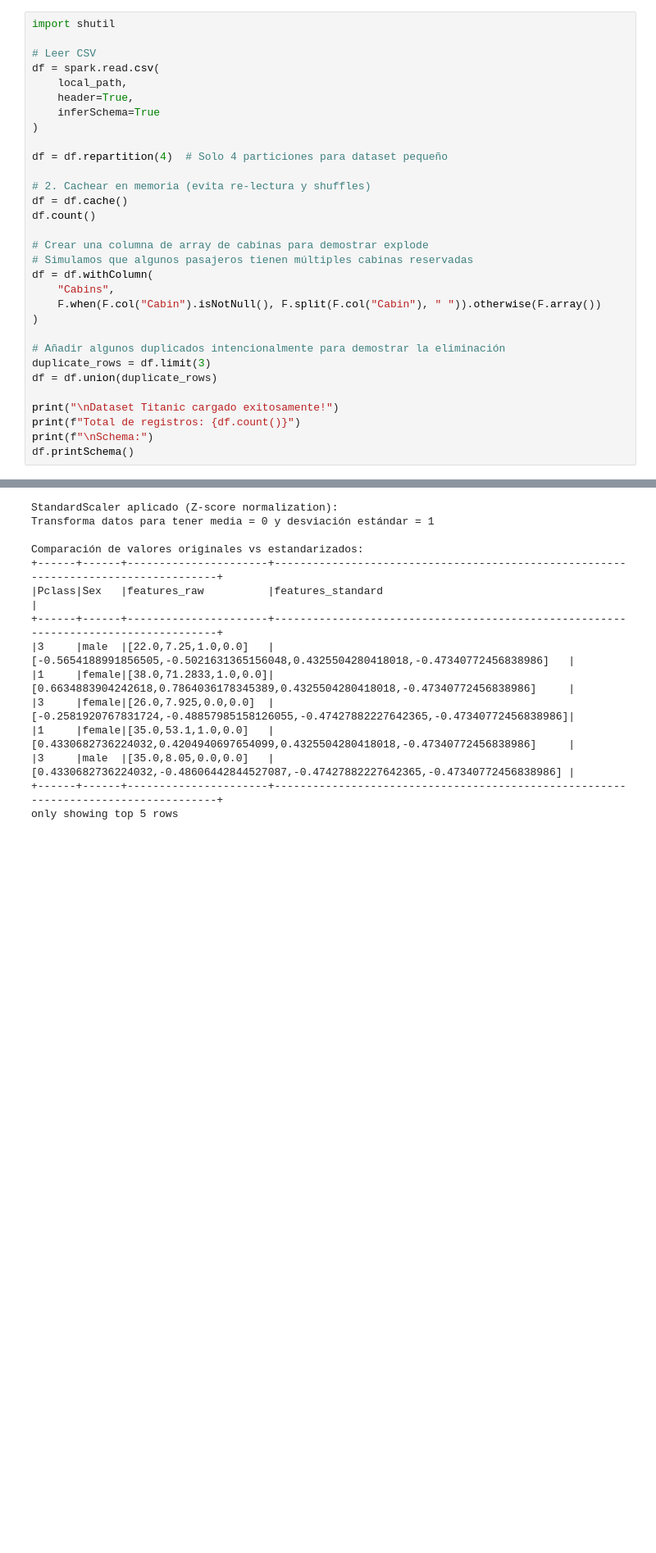
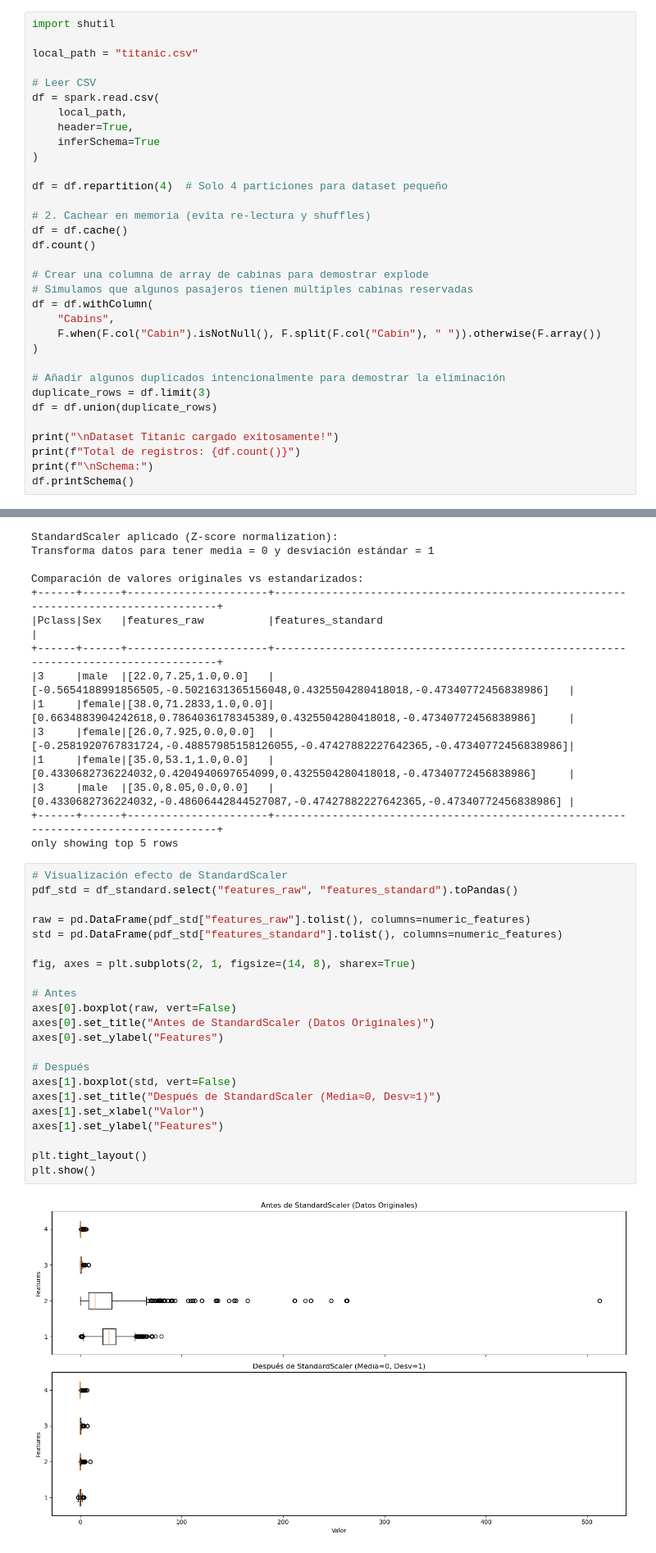
Before and after one commit to ogaston/hpc-spark-hadoop, a Jupyter notebook: spark-mlib/ML_Preprocesamiento_Omar.ipynb, the cells around one changed output, grey strips where cells are left out. Shown at 82% size. Cells and saved outputs as stored; diff of their text form; blank space fills up the shorter version.

Commit message:
Add detailed documentation and theoretical framework to ML notebooks

```diff
--- a/spark-mlib/ML_Preprocesamiento_Omar.ipynb
+++ b/spark-mlib/ML_Preprocesamiento_Omar.ipynb
@@ -96,5 +141,7 @@ Spark Session creada exitosamente!
 # %%
 import shutil
+
+local_path = "titanic.csv"
 
 # Leer CSV
 df = spark.read.csv(
@@ -713,3 +802,27 @@ Comparación de valores originales vs estandarizados:
 |3     |male  |[35.0,8.05,0.0,0.0]   |[0.4330682736224032,-0.48606442844527087,-0.47427882227642365,-0.47340772456838986] |
 +------+------+----------------------+------------------------------------------------------------------------------------+
 only showing top 5 rows
+# %%
+# Visualización efecto de StandardScaler
+pdf_std = df_standard.select("features_raw", "features_standard").toPandas()
+
+raw = pd.DataFrame(pdf_std["features_raw"].tolist(), columns=numeric_features)
+std = pd.DataFrame(pdf_std["features_standard"].tolist(), columns=numeric_features)
+
+fig, axes = plt.subplots(2, 1, figsize=(14, 8), sharex=True)
+
+# Antes
+axes[0].boxplot(raw, vert=False)
+axes[0].set_title("Antes de StandardScaler (Datos Originales)")
+axes[0].set_ylabel("Features")
+
+# Después
+axes[1].boxplot(std, vert=False)
+axes[1].set_title("Después de StandardScaler (Media≈0, Desv≈1)")
+axes[1].set_xlabel("Valor")
+axes[1].set_ylabel("Features")
+
+plt.tight_layout()
+plt.show()
+# %% [output]
+[figure, added]
```
Also changed, not shown: parts of 34 cells of this notebook, 2 other files.
